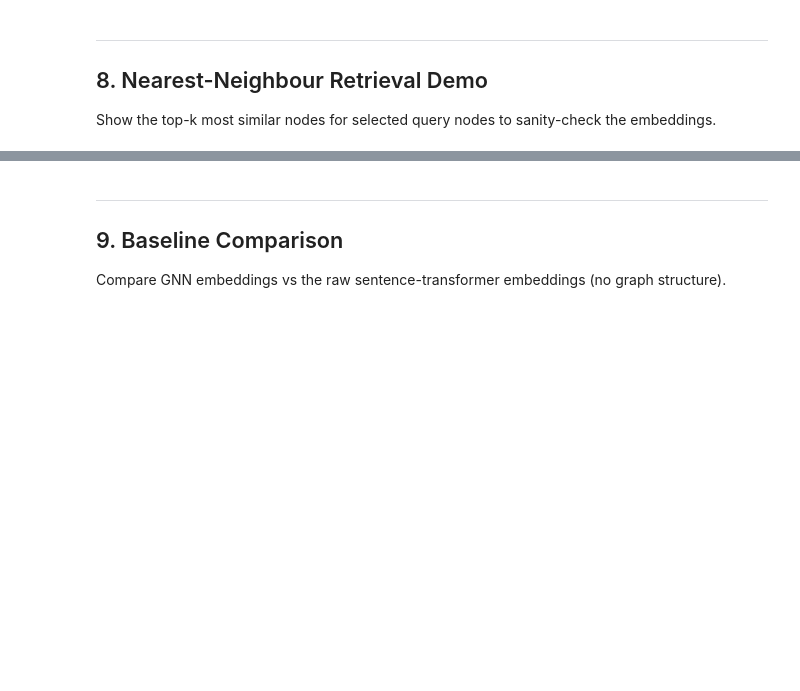
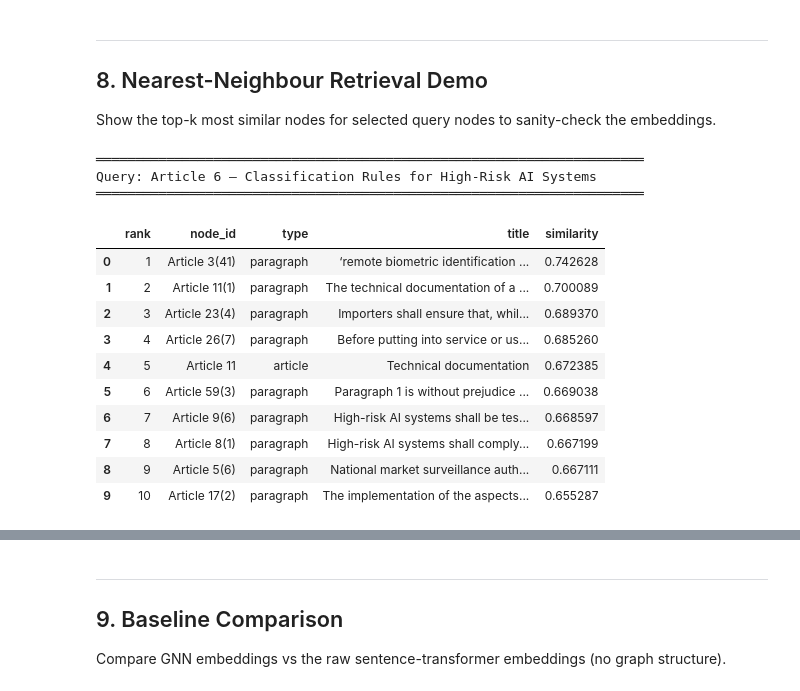
Before and after one commit to felixaugustin-ucl/NLP, a Jupyter notebook: notebooks/02_gnn_training.ipynb, the cells around one changed output, grey strips where cells are left out. Drawn from its saved outputs; the diff is of its cells as text; code cells hidden in the pictures; blank space fills up the shorter version.

```diff
--- a/notebooks/02_gnn_training.ipynb
+++ b/notebooks/02_gnn_training.ipynb
@@ -718,11 +954,32 @@ print(f'Difference:                 {np.mean(intra_sims) - np.mean(inter_sims):.
 Show the top-k most similar nodes for selected query nodes to sanity-check the embeddings.
 # %%
 def find_nearest_neighbours(query_node_id, embeddings, nodes_df, top_k=10):
-    """Find most similar nodes to a given query node."""
-    node_ids = nodes_df['node_id'].values
-    idx = np.where(node_ids == query_node_id)[0][0]
+    """Find most similar nodes to a query node id with flexible id matching."""
+    node_ids = nodes_df['node_id'].astype(str).values
+    query = str(query_node_id)
+    query_norm = query.replace('_', ' ').lower()
 
-    query_emb = embeddings[idx:idx+1]
+    candidates = []
+    exact = [i for i, nid in enumerate(node_ids) if nid == query]
+    if exact:
+        candidates = exact
+
+    if not candidates:
+        exact_ci = [i for i, nid in enumerate(node_ids) if str(nid).lower() == query_norm.lower()]
+        if exact_ci:
+            candidates = exact_ci
+
+    if not candidates:
+        contains = [i for i, nid in enumerate(node_ids) if query_norm in str(nid).lower().replace('_', ' ')]
+        candidates = contains
+
+    if not candidates:
+        all_ids = ', '.join(node_ids[:20])
+        raise KeyError(f"Could not find node_id '{query}'. Example IDs: {all_ids}")
+
+    idx = candidates[0]
+
+    query_emb = embeddings[idx:idx + 1]
     sims = cosine_similarity(query_emb, embeddings)[0]
 
     # Exclude self
@@ -732,21 +989,37 @@ def find_nearest_neighbours(query_node_id, embeddings, nodes_df, top_k=10):
 
     results = []
     for rank, i in enumerate(top_indices, 1):
+        row = nodes_df.iloc[int(i)]
         results.append({
             'rank': rank,
-            'node_id': node_ids[i],
-            'type': nodes_df.iloc[i]['type'],
-            'title': nodes_df.iloc[i]['title'],
-            'similarity': sims[i],
+            'node_id': row['node_id'],
+            'type': row.get('type', 'unknown'),
+            'title': row.get('title', ''),
+            'similarity': sims[int(i)],
         })
 
     return pd.DataFrame(results)
 # %%
 # Query: Article 6 (High-Risk AI Systems)
 print('═' * 70)
 print('Query: Article 6 — Classification Rules for High-Risk AI Systems')
 print('═' * 70)
-find_nearest_neighbours('article_6', gnn_embeddings, nodes_df, top_k=10)
+find_nearest_neighbours('Article 6', gnn_embeddings, nodes_df, top_k=10)
+# %% [output]
+══════════════════════════════════════════════════════════════════════
+Query: Article 6 — Classification Rules for High-Risk AI Systems
+══════════════════════════════════════════════════════════════════════
+|  | rank | node_id | type | title | similarity |
+| 0 | 1 | Article 3(41) | paragraph | ‘remote biometric identification ... | 0.742628 |
+| 1 | 2 | Article 11(1) | paragraph | The technical documentation of a ... | 0.700089 |
+| 2 | 3 | Article 23(4) | paragraph | Importers shall ensure that, whil... | 0.689370 |
+| 3 | 4 | Article 26(7) | paragraph | Before putting into service or us... | 0.685260 |
+| 4 | 5 | Article 11 | article | Technical documentation | 0.672385 |
+| 5 | 6 | Article 59(3) | paragraph | Paragraph 1 is without prejudice ... | 0.669038 |
+| 6 | 7 | Article 9(6) | paragraph | High-risk AI systems shall be tes... | 0.668597 |
+| 7 | 8 | Article 8(1) | paragraph | High-risk AI systems shall comply... | 0.667199 |
+| 8 | 9 | Article 5(6) | paragraph | National market surveillance auth... | 0.667111 |
+| 9 | 10 | Article 17(2) | paragraph | The implementation of the aspects... | 0.655287 |
 # %%
 # Query: Article 5 (Prohibited AI Systems)
 print('═' * 70)
```
Also changed, not shown: parts of 20 cells of this notebook, 30 other files.
